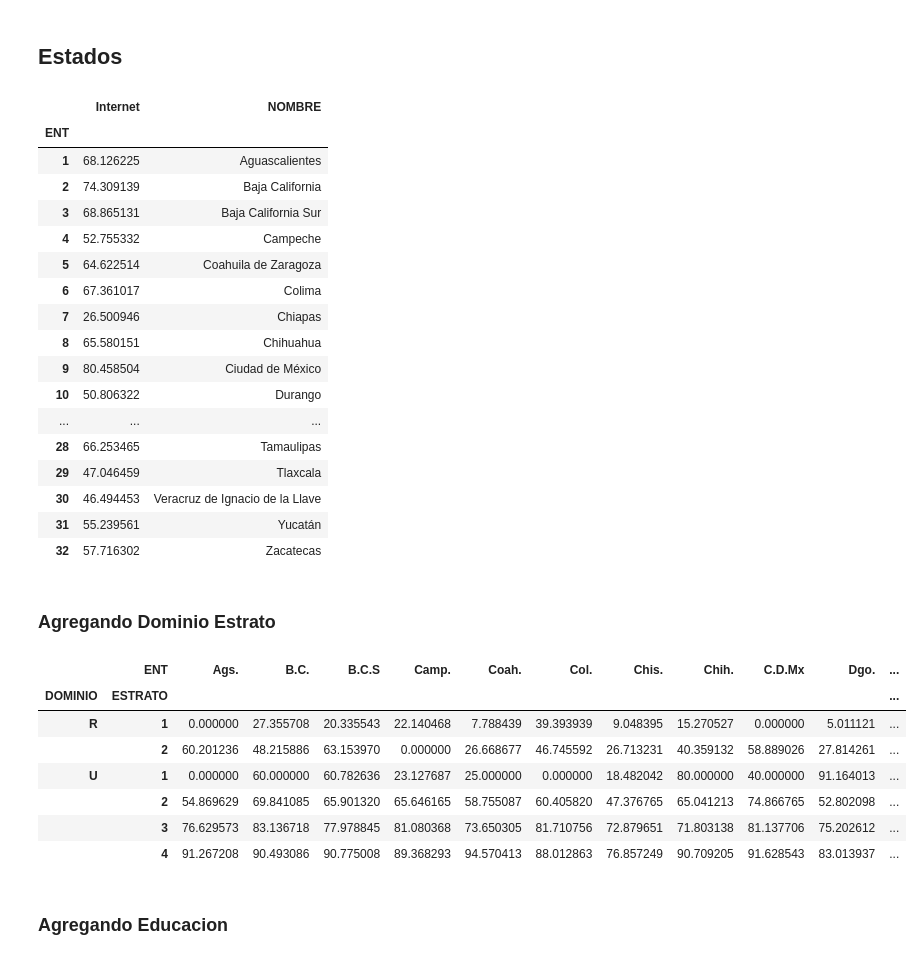
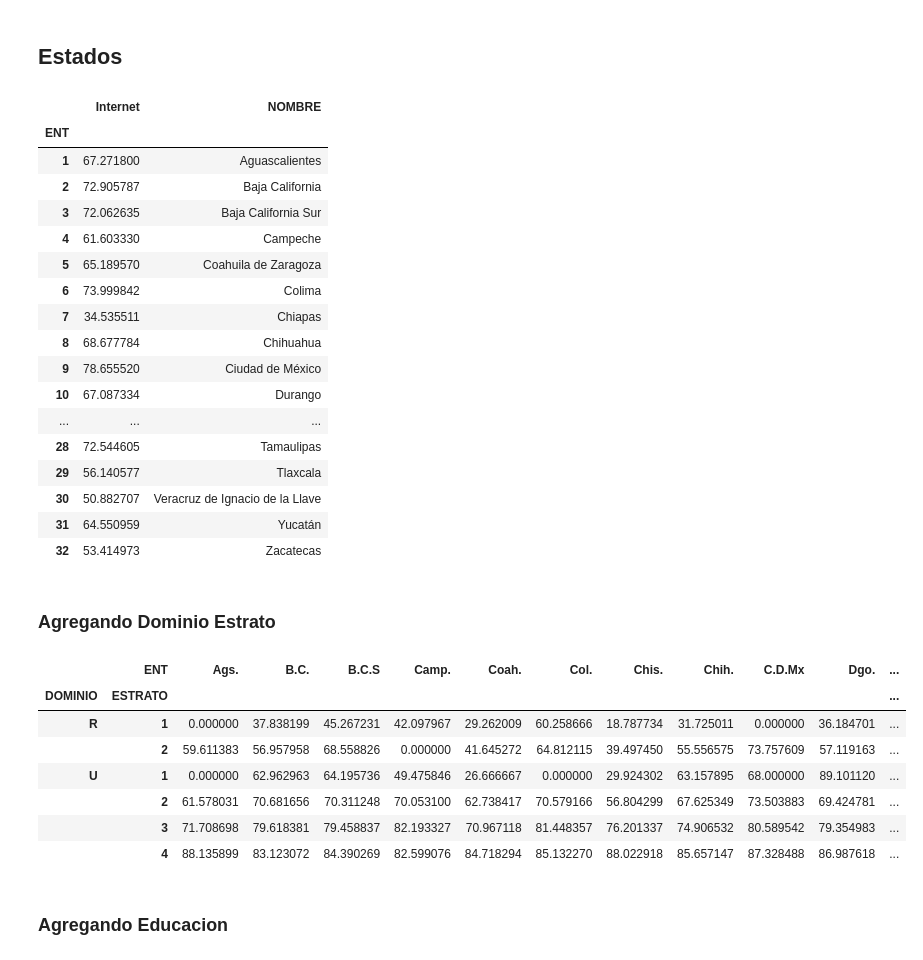
Before and after one commit to tipicanerd/DivisionDigitalMX, a Jupyter notebook: AnalisisBasico.ipynb, the cells around one changed output. Drawn from its saved outputs; the diff is of its cells as text; code cells hidden in the pictures.

```diff
--- a/AnalisisBasico.ipynb
+++ b/AnalisisBasico.ipynb
@@ -21,7 +21,7 @@ base_path = "./ConjuntosDatos/"
 endutih_path = base_path + "ENDUTIH2020/conjuntos_de_datos/"
 # %%
 endutih_vivhogar = pd.read_csv(endutih_path+"viv_hog_agrupados.csv")
-endutih_res = pd.read_csv(endutih_path+"tr_endutih_residente_anual_2020.csv")
+endutih_res = pd.read_csv(endutih_path+"residente_agrupados.csv")
 # %%
 endutih_completa = pd.merge(endutih_vivhogar,endutih_res.drop(["UPM_DIS","ESTRATO","ENT","DOMINIO", "EST_DIS", "TLOC"], axis=1), on = ["UPM","VIV_SEL", "HOGAR"])
 endutih_completa
@@ -65,7 +65,7 @@ estados
 # %% [markdown]
 ## Estados
 # %%
-estados_IDT = pd.DataFrame(endutih_vivhogar.groupby("ENT").apply(lambda x: 100*sum(x[x.P4_4==1].FAC_HOG)/sum(x.FAC_HOG)))
+estados_IDT = pd.DataFrame(endutih_res.groupby("ENT").apply(lambda x: 100*sum(x[x.P3_9_2==1].FAC_HOGAR)/sum(x.FAC_HOGAR)))
 estados_IDT.columns = ["Internet"]
 estados_IDT["NOMBRE"] = [nombre for nombre in estados.Nombre]
 estados_IDT.loc[15,"NOMBRE"] = "México"
@@ -74,42 +74,42 @@ estados_IDT
 # %% [output]
 |  | Internet | NOMBRE |
 | ENT |  |  |
-| 1 | 68.126225 | Aguascalientes |
-| 2 | 74.309139 | Baja California |
-| 3 | 68.865131 | Baja California Sur |
-| 4 | 52.755332 | Campeche |
-| 5 | 64.622514 | Coahuila de Zaragoza |
-| 6 | 67.361017 | Colima |
-| 7 | 26.500946 | Chiapas |
-| 8 | 65.580151 | Chihuahua |
-| 9 | 80.458504 | Ciudad de México |
-| 10 | 50.806322 | Durango |
+| 1 | 67.271800 | Aguascalientes |
+| 2 | 72.905787 | Baja California |
+| 3 | 72.062635 | Baja California Sur |
+| 4 | 61.603330 | Campeche |
+| 5 | 65.189570 | Coahuila de Zaragoza |
+| 6 | 73.999842 | Colima |
+| 7 | 34.535511 | Chiapas |
+| 8 | 68.677784 | Chihuahua |
+| 9 | 78.655520 | Ciudad de México |
+| 10 | 67.087334 | Durango |
 | ... | ... | ... |
-| 28 | 66.253465 | Tamaulipas |
-| 29 | 47.046459 | Tlaxcala |
-| 30 | 46.494453 | Veracruz de Ignacio de la Llave |
-| 31 | 55.239561 | Yucatán |
-| 32 | 57.716302 | Zacatecas |
+| 28 | 72.544605 | Tamaulipas |
+| 29 | 56.140577 | Tlaxcala |
+| 30 | 50.882707 | Veracruz de Ignacio de la Llave |
+| 31 | 64.550959 | Yucatán |
+| 32 | 53.414973 | Zacatecas |
 # %%
 estados_IDT.to_csv(base_path+"estado_Internet.csv")
 # %% [markdown]
 ### Agregando Dominio Estrato
 # %%
-estrato_dom_ent = pd.DataFrame(endutih_vivhogar.groupby(["DOMINIO","ESTRATO","ENT"]).apply(lambda x: 100*sum(x[x.P4_4==1].FAC_HOG)/sum(x.FAC_HOG)))
+estrato_dom_ent = pd.DataFrame(endutih_res.groupby(["DOMINIO","ESTRATO","ENT"]).apply(lambda x: 100*sum(x[x.P3_9_2==1].FAC_HOGAR)/sum(x.FAC_HOGAR)))
 estrato_dom_ent.columns = ["Internet"]
 estrato_dom_ent = estrato_dom_ent.reset_index()
 estrato_dom_ent = pd.pivot_table(estrato_dom_ent, index=["DOMINIO", "ESTRATO"], columns=["ENT"], fill_value=0)
 estrato_dom_ent.columns = estados.ENT
 estrato_dom_ent
 # %% [output]
 |  | ENT | Ags. | B.C. | B.C.S | Camp. | Coah. | Col. | Chis. | Chih. | C.D.Mx | Dgo. | ... |
 | DOMINIO | ESTRATO |  |  |  |  |  |  |  |  |  |  | ... |
-| R | 1 | 0.000000 | 27.355708 | 20.335543 | 22.140468 | 7.788439 | 39.393939 | 9.048395 | 15.270527 | 0.000000 | 5.011121 | ... |
-|  | 2 | 60.201236 | 48.215886 | 63.153970 | 0.000000 | 26.668677 | 46.745592 | 26.713231 | 40.359132 | 58.889026 | 27.814261 | ... |
-| U | 1 | 0.000000 | 60.000000 | 60.782636 | 23.127687 | 25.000000 | 0.000000 | 18.482042 | 80.000000 | 40.000000 | 91.164013 | ... |
-|  | 2 | 54.869629 | 69.841085 | 65.901320 | 65.646165 | 58.755087 | 60.405820 | 47.376765 | 65.041213 | 74.866765 | 52.802098 | ... |
-|  | 3 | 76.629573 | 83.136718 | 77.978845 | 81.080368 | 73.650305 | 81.710756 | 72.879651 | 71.803138 | 81.137706 | 75.202612 | ... |
-|  | 4 | 91.267208 | 90.493086 | 90.775008 | 89.368293 | 94.570413 | 88.012863 | 76.857249 | 90.709205 | 91.628543 | 83.013937 | ... |
+| R | 1 | 0.000000 | 37.838199 | 45.267231 | 42.097967 | 29.262009 | 60.258666 | 18.787734 | 31.725011 | 0.000000 | 36.184701 | ... |
+|  | 2 | 59.611383 | 56.957958 | 68.558826 | 0.000000 | 41.645272 | 64.812115 | 39.497450 | 55.556575 | 73.757609 | 57.119163 | ... |
+| U | 1 | 0.000000 | 62.962963 | 64.195736 | 49.475846 | 26.666667 | 0.000000 | 29.924302 | 63.157895 | 68.000000 | 89.101120 | ... |
+|  | 2 | 61.578031 | 70.681656 | 70.311248 | 70.053100 | 62.738417 | 70.579166 | 56.804299 | 67.625349 | 73.503883 | 69.424781 | ... |
+|  | 3 | 71.708698 | 79.618381 | 79.458837 | 82.193327 | 70.967118 | 81.448357 | 76.201337 | 74.906532 | 80.589542 | 79.354983 | ... |
+|  | 4 | 88.135899 | 83.123072 | 84.390269 | 82.599076 | 84.718294 | 85.132270 | 88.022918 | 85.657147 | 87.328488 | 86.987618 | ... |
 # %%
 estrato_dom_ent.to_csv(base_path+"estrato_dominio_estado_internet.csv")
 # %% [markdown]
```
Also changed, not shown: parts of 4 cells of this notebook, 10 other files.
